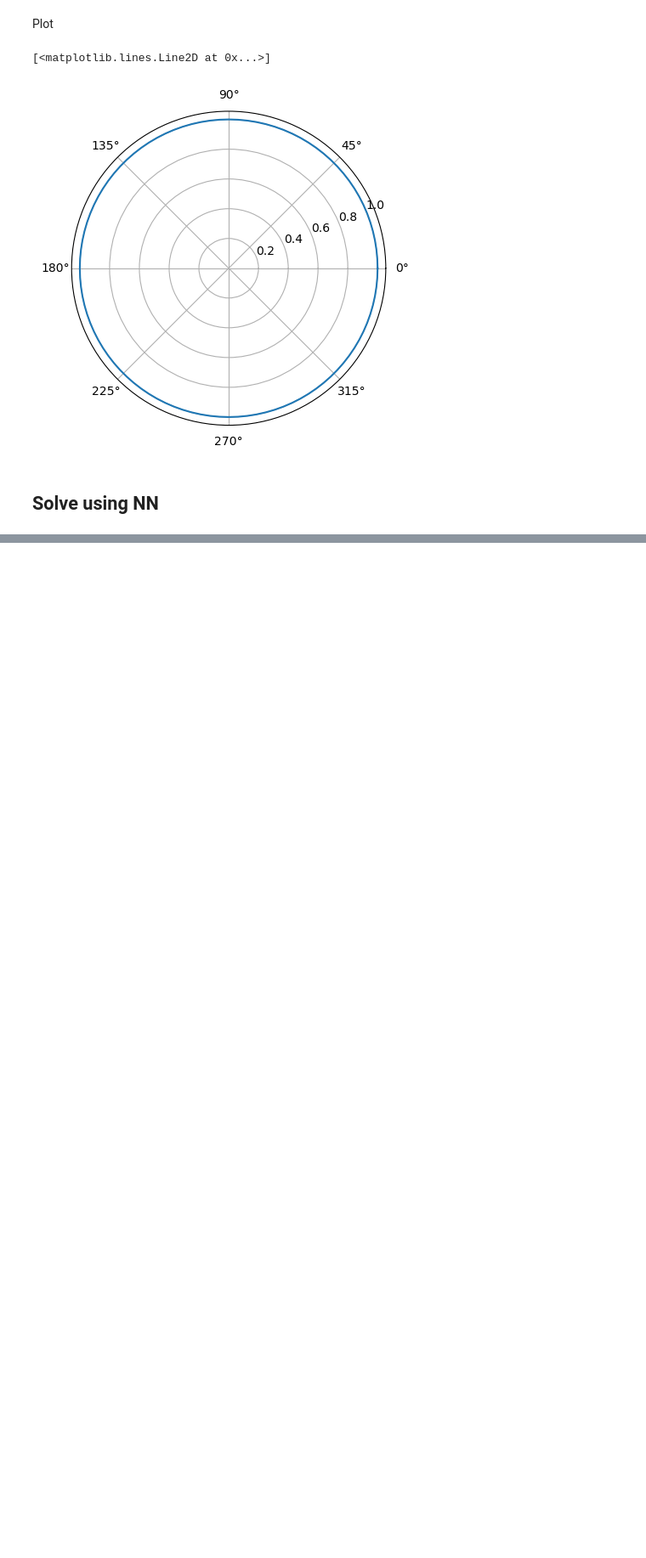
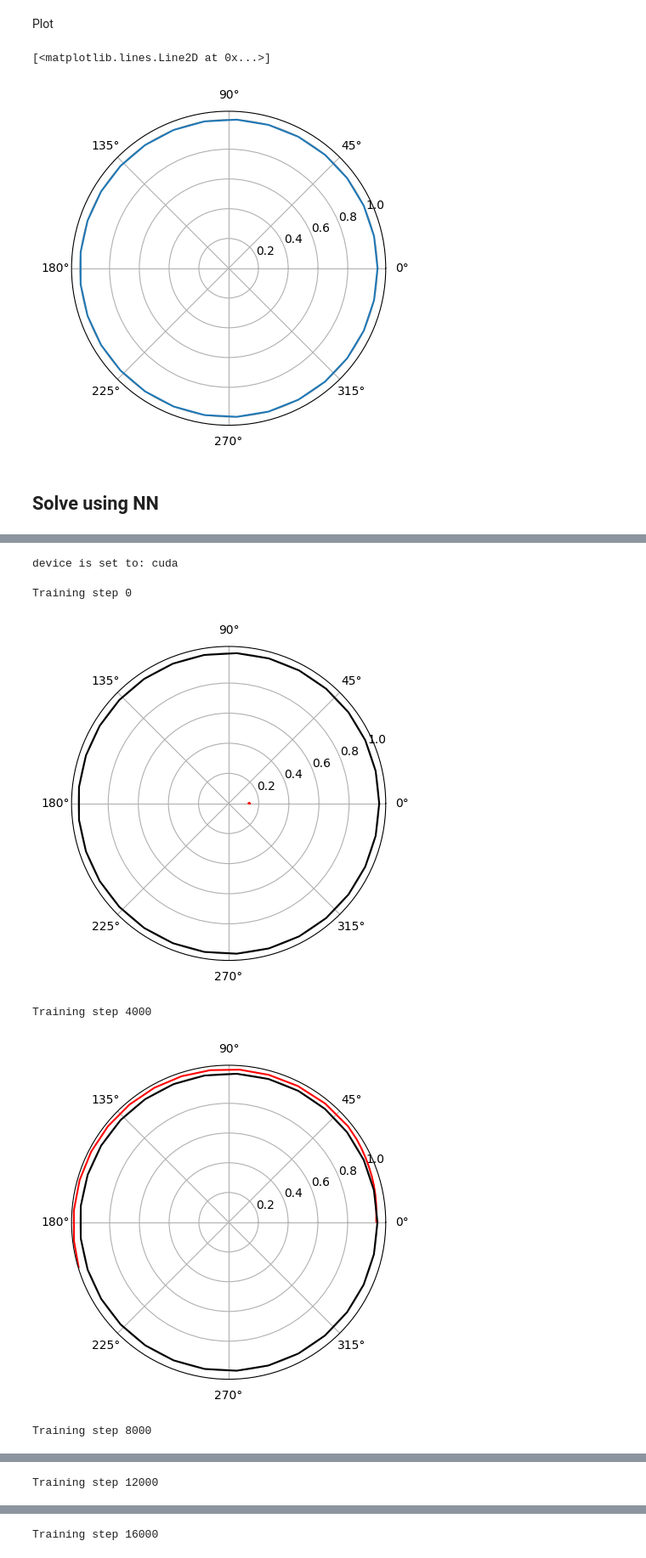
Before and after one commit to ILaraPerez/AI4Physics, a Jupyter notebook: 2bproblem.ipynb, the cells around one changed output, grey strips where cells are left out. Shown: that part at 85% size. Drawn from its saved outputs; the diff is of its cells as text; code cells hidden in the pictures; blank space fills up the shorter version.

```diff
--- a/2bproblem.ipynb
+++ b/2bproblem.ipynb
@@ -20,7 +20,7 @@ def ODE(t,y):
 ##equation defined as y'=f(y,t) where y(t)=[r,phi,v,omega] anf f(y,t)=[v,omega,r*omega-K/r^2,-2*v*omega/r]
     return np.array([y[2],y[3],y[0]*y[3]**2-K/y[0]**2,-2*y[2]*y[3]/y[0]])
 y0=[1,0,0,2*np.pi]
-t= np.linspace(0, 1, 101)
+t= np.linspace(0, 1, 30)
 # %% [markdown]
 Solve for values in t and store the values
 # %%
@@ -47,9 +45,16 @@ ModuleNotFoundError: No module named 'torch'
+# %%
+# CUDA support
+device = torch.device('cuda') if torch.cuda.is_available() else torch.device('cpu')
+# device = 'cpu'
+print(f"device is set to: {device}")
+# %% [output]
+device is set to: cuda
 # %%
 class FCN(nn.Module):
     "Defines a fully-connected network in PyTorch"
     def __init__(self, N_INPUT, N_OUTPUT, N_HIDDEN, N_LAYERS):
         super().__init__()
-        activation = nn.Tanh
+        activation = nn.ReLU
         self.fcs = nn.Sequential(*[
                         nn.Linear(N_INPUT, N_HIDDEN),
                         activation()])
@@ -65,0 +112,23 @@ class FCN(nn.Module):
+# %%
+for i in range(16001):
+    optimiser.zero_grad()
+
+    loss = get_pde_loss(t_collocation, t_boundary)
+
+    loss.backward()
+    optimiser.step()
+
+    # plot the result as training progresses
+    if i % 4000 == 0:
+        print(f"Training step {i}")
+        fig, ax = plt.subplots(subplot_kw={'projection': 'polar'})
+        pred=my_pinn(t_collocation).detach().cpu().numpy()
+        ax.plot(pred[:,1],pred[:,0],'r')
+        ax.plot(y_values[1,:],y_values[0,:],'k')
+        plt.show()
+# %% [output]
+Training step 0
+[figure, added]
+Training step 4000
+[figure, added]
+Training step 8000
@@ -65,0 +136 @@ class FCN(nn.Module):
+Training step 12000
@@ -65,0 +138 @@ class FCN(nn.Module):
+Training step 16000
```
Also changed, not shown: parts of 3 cells of this notebook.
